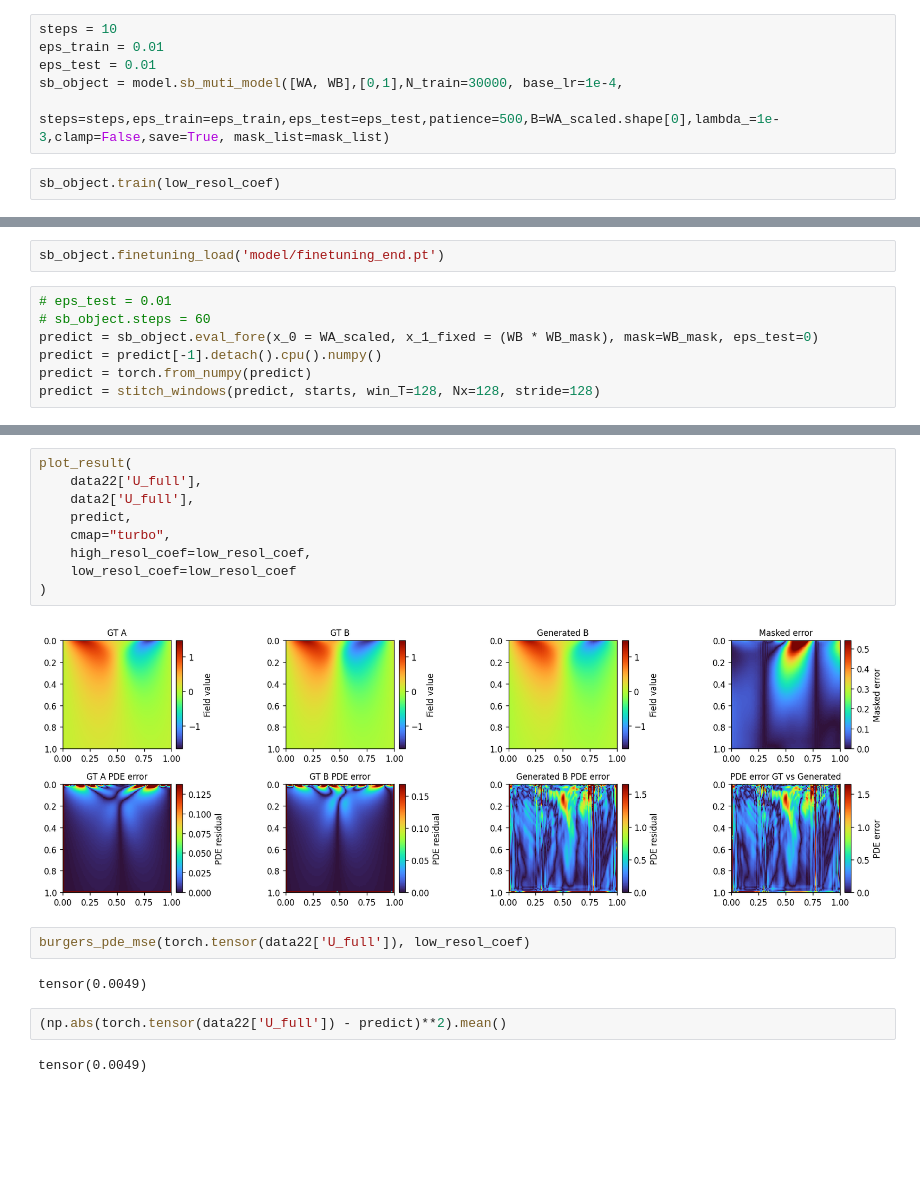
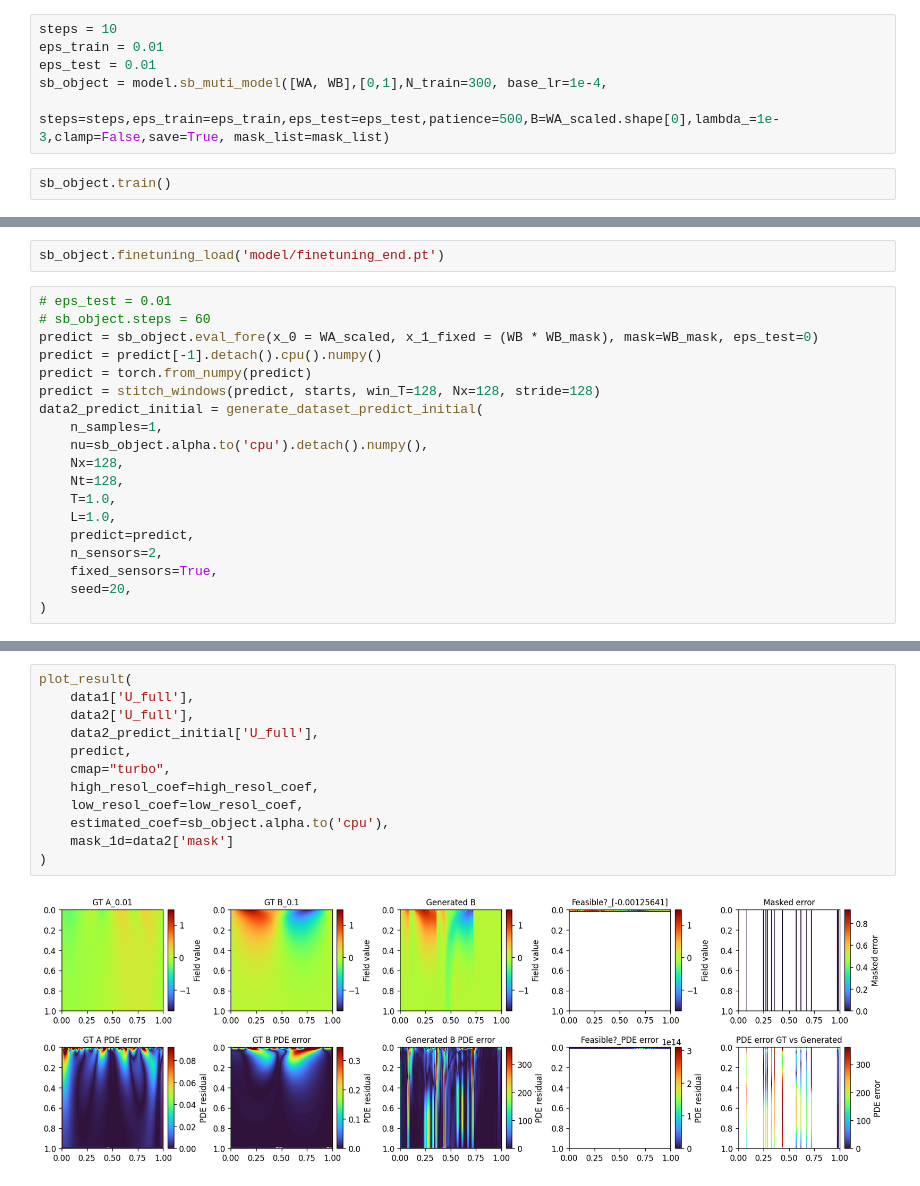
Before and after one commit to DohyunBu/PICSB, a Jupyter notebook: train.ipynb, the cells around one changed output, grey strips where cells are left out. Cells and saved outputs as stored; diff of their text form; blank space fills up the shorter version.

```diff
--- a/train.ipynb
+++ b/train.ipynb
@@ -94,8 +94,8 @@ torch.Size([1, 16384]) torch.Size([1, 16384])
 steps = 10
 eps_train = 0.01
 eps_test = 0.01
-sb_object = model.sb_muti_model([WA, WB],[0,1],N_train=30000, base_lr=1e-4,
+sb_object = model.sb_muti_model([WA, WB],[0,1],N_train=300, base_lr=1e-4,
                               steps=steps,eps_train=eps_train,eps_test=eps_test,patience=500,B=WA_scaled.shape[0],lambda_=1e-3,clamp=False,save=True, mask_list=mask_list)
 # %%
-sb_object.train(low_resol_coef)
+sb_object.train()
 # %% [output]
@@ -118,4 +110,16 @@ predict = sb_object.eval_fore(x_0 = WA_scaled, x_1_fixed = (WB * WB_mask), mask=
 predict = predict[-1].detach().cpu().numpy()
 predict = torch.from_numpy(predict)
 predict = stitch_windows(predict, starts, win_T=128, Nx=128, stride=128)
+data2_predict_initial = generate_dataset_predict_initial(
+    n_samples=1,
+    nu=sb_object.alpha.to('cpu').detach().numpy(),
+    Nx=128,
+    Nt=128,
+    T=1.0,
+    L=1.0,
+    predict=predict,
+    n_sensors=2,
+    fixed_sensors=True,
+    seed=20,
+)
 # %%
@@ -141,19 +152,14 @@ tensor(45.3728, grad_fn=<MeanBackward0>)
 # %%
 plot_result(
-    data22['U_full'],
+    data1['U_full'],
     data2['U_full'],
+    data2_predict_initial['U_full'],
     predict,
     cmap="turbo",
-    high_resol_coef=low_resol_coef,
-    low_resol_coef=low_resol_coef
+    high_resol_coef=high_resol_coef,
+    low_resol_coef=low_resol_coef,
+    estimated_coef=sb_object.alpha.to('cpu'),
+    mask_1d=data2['mask']
 )
 # %% [output]
-[figure, old version]
+[figure, new version]
-# %%
-burgers_pde_mse(torch.tensor(data22['U_full']), low_resol_coef)
-# %% [output]
-tensor(0.0049)
-# %%
-(np.abs(torch.tensor(data22['U_full']) - predict)**2).mean()
-# %% [output]
-tensor(0.0049)
```
Also changed, not shown: parts of 10 cells of this notebook, 1 other file.
